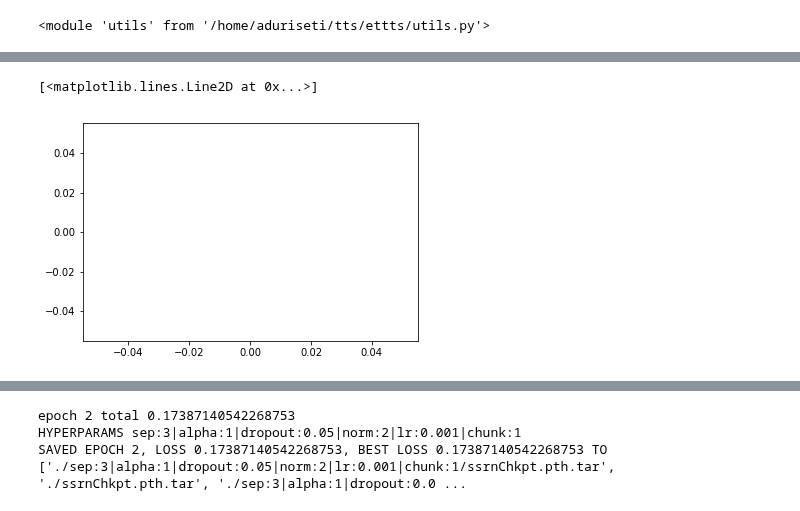
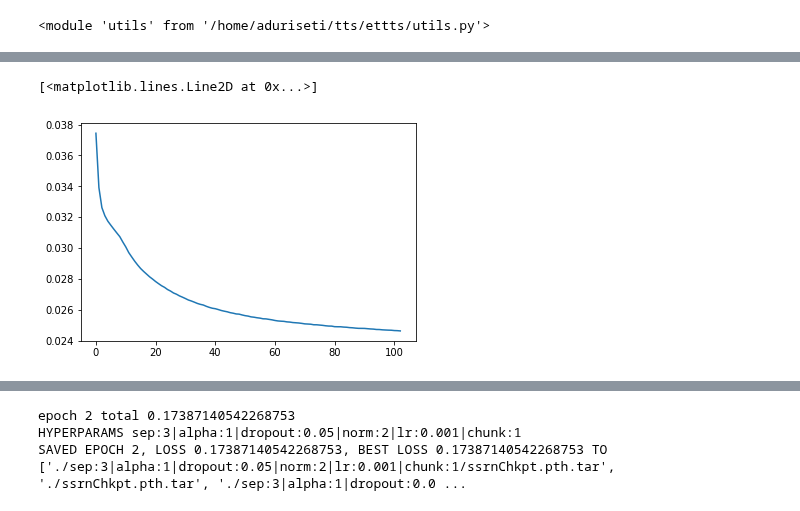
Before and after one commit to aduriseti/ETTTS_pytorch, a Jupyter notebook: dcttsTrain.ipynb, the cells around one changed output, grey strips where cells are left out. Saved outputs shown, nothing was run; the diff lists cells and outputs as text; code cells hidden in the pictures.

```diff
--- a/dcttsTrain.ipynb
+++ b/dcttsTrain.ipynb
@@ -99,7 +99,7 @@ text2Mel = dcttsModel.Text2Mel(d=params.d,e=params.e,c2i=params.c2i,F=params.F).
 text2MelOpt = ch.optim.Adam(text2Mel.parameters(),
                           lr=params.lr,betas=(params.b1,params.b2),eps=params.eps)
 
-load = 0
+load = 1
 if load:
     startEpoch,lossHist,bestLoss = utils.loadChkpt(text2Mel,text2MelOpt,'text2Mel',dev)
 else:
@@ -116,8 +116,8 @@ HYPERPARAMS {'sep': 3, 'alpha': 1, 'dropout': 0.05, 'norm': 2, 'lr': 0.001, 'chu
 # %%
-plt.plot(lossHist[0:])
+plt.plot(lossHist[5:])
 # %% [output]
 [<matplotlib.lines.Line2D at 0x...>]
-[figure, old version]
+[figure, new version]
 # %%
 startEpoch = len(lossHist)
 train = 1
```
Also changed, not shown: parts of 3 cells of this notebook, 1 other file.
